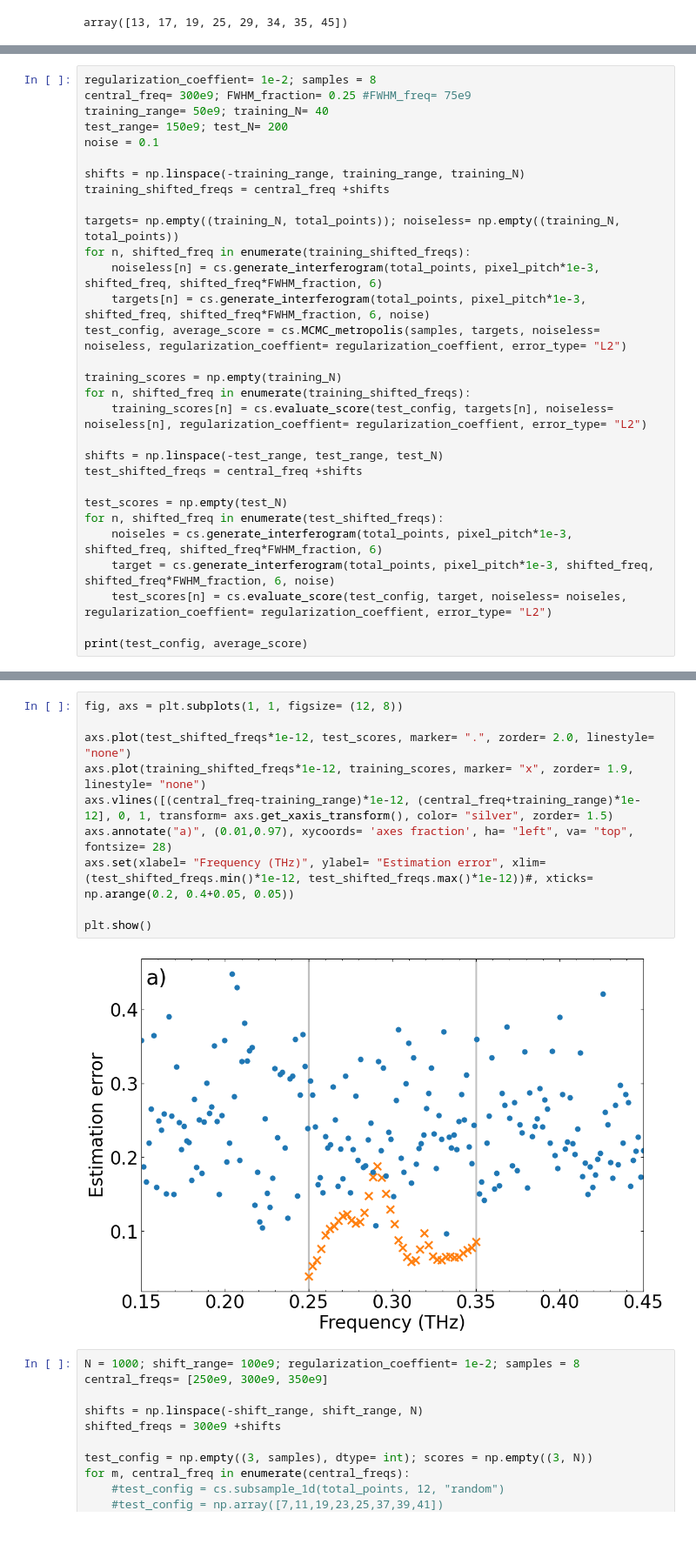
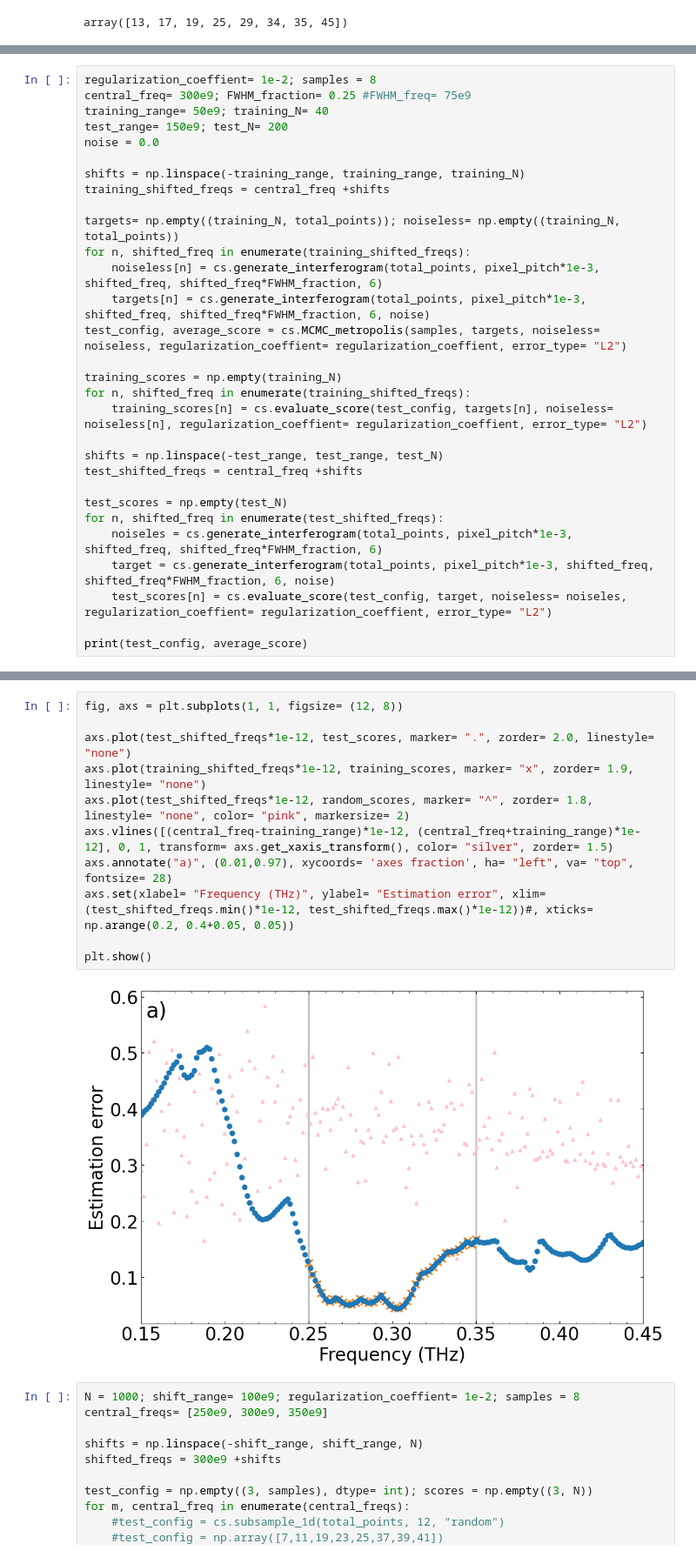
Before and after one commit to Jammi-Dodgers/THz-Compressed-Sensing, a Jupyter notebook: solution_robustness.ipynb, the cells around one changed output, grey strips where cells are left out. Shown at 87% size. Cells and saved outputs as stored; diff of their text form; blank space fills up the shorter version.

```diff
--- a/solution_robustness.ipynb
+++ b/solution_robustness.ipynb
@@ -165,7 +181,7 @@ regularization_coeffient= 1e-2; samples = 8
 central_freq= 300e9; FWHM_fraction= 0.25 #FWHM_freq= 75e9
 training_range= 50e9; training_N= 40
 test_range= 150e9; test_N= 200
-noise = 0.1
+noise = 0.0
 
 shifts = np.linspace(-training_range, training_range, training_N)
 training_shifted_freqs = central_freq +shifts
@@ -206,15 +226,16 @@ np.float64(0.09464662268131893)
 # %%
 fig, axs = plt.subplots(1, 1, figsize= (12, 8))
 
 axs.plot(test_shifted_freqs*1e-12, test_scores, marker= ".", zorder= 2.0, linestyle= "none")
 axs.plot(training_shifted_freqs*1e-12, training_scores, marker= "x", zorder= 1.9, linestyle= "none")
+axs.plot(test_shifted_freqs*1e-12, random_scores, marker= "^", zorder= 1.8, linestyle= "none", color= "pink", markersize= 2)
 axs.vlines([(central_freq-training_range)*1e-12, (central_freq+training_range)*1e-12], 0, 1, transform= axs.get_xaxis_transform(), color= "silver", zorder= 1.5)
 axs.annotate("a)", (0.01,0.97), xycoords= 'axes fraction', ha= "left", va= "top", fontsize= 28)
 axs.set(xlabel= "Frequency (THz)", ylabel= "Estimation error", xlim= (test_shifted_freqs.min()*1e-12, test_shifted_freqs.max()*1e-12))#, xticks= np.arange(0.2, 0.4+0.05, 0.05))
 
 plt.show()
 # %% [output]
-[figure, old version]
+[figure, new version]
 # %%
 N = 1000; shift_range= 100e9; regularization_coeffient= 1e-2; samples = 8
 central_freqs= [250e9, 300e9, 350e9]
```
Also changed, not shown: parts of 4 cells of this notebook.
